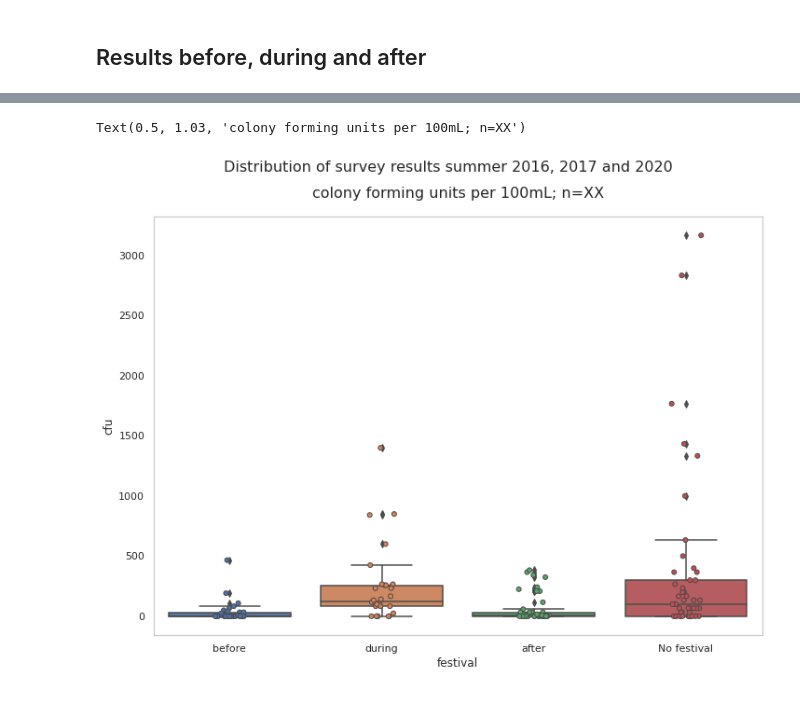
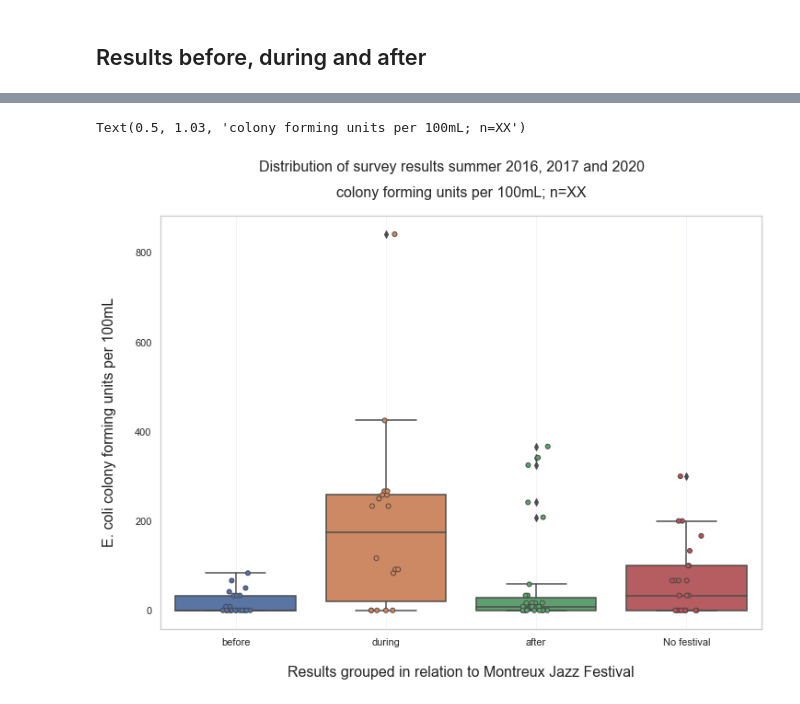
Before and after one commit to Hackuarium/montreux-water-quality, a Jupyter notebook: 2-plots.ipynb, the cells around one changed output, grey strips where cells are left out. Cells and saved outputs as stored; diff of their text form; code cells hidden in the pictures.

Commit message:
Stripplots, Barplot only with bioindicators

```diff
--- a/2-plots.ipynb
+++ b/2-plots.ipynb
@@ -254,6 +255,7 @@ nofestival = A2.query('year == 20').copy()
 nofestival['festival'] = 'No festival'
 
 barplot = pd.concat([festival, nofestival])
+barplot = barplot[barplot.name.str.contains('Bioindicator')]
 barplot
 # %% [output]
 |  | Date | Location | festival | rooms | year | rain | total | week | Date_dt | cfu | name |
@@ -272,16 +274,16 @@ barplot
 # %%
 
 #ax = sns.barplot(x="festival", y="cfu", data=barplot, ci='sd', capsize=.2)
-sns.boxplot(x="festival", y="cfu", data=barplot)
-sns.stripplot(x="festival", y="cfu", data=barplot, alpha=1, linewidth=1)
+ax = sns.boxplot(x="festival", y="cfu", data=barplot)
+sns.stripplot(ax=ax, x="festival", y="cfu", data=barplot, alpha=1, linewidth=1)
 
 ax.xaxis.grid(which="major", color='b', linewidth=0.7, alpha=0.1)
 ax.set_xlabel("Results grouped in relation to Montreux Jazz Festival", size=16, labelpad=20)
 ax.set_ylabel("E. coli colony forming units per 100mL", size=16, labelpad=20)
 plt.suptitle("Distribution of survey results summer 2016, 2017 and 2020" , fontsize=16, family='sans')
 plt.title("colony forming units per 100mL; n=XX", fontsize=16, family='sans', y=1.03)
 # %% [output]
 Text(0.5, 1.03, 'colony forming units per 100mL; n=XX')
-[figure, old version]
+[figure, new version]
 # %%
 #ax = sns.barplot(x="festival", y="cfu", data=barplot, ci='sd', capsize=.2)
```
Also changed, not shown: parts of 17 cells of this notebook, 24 other files.
